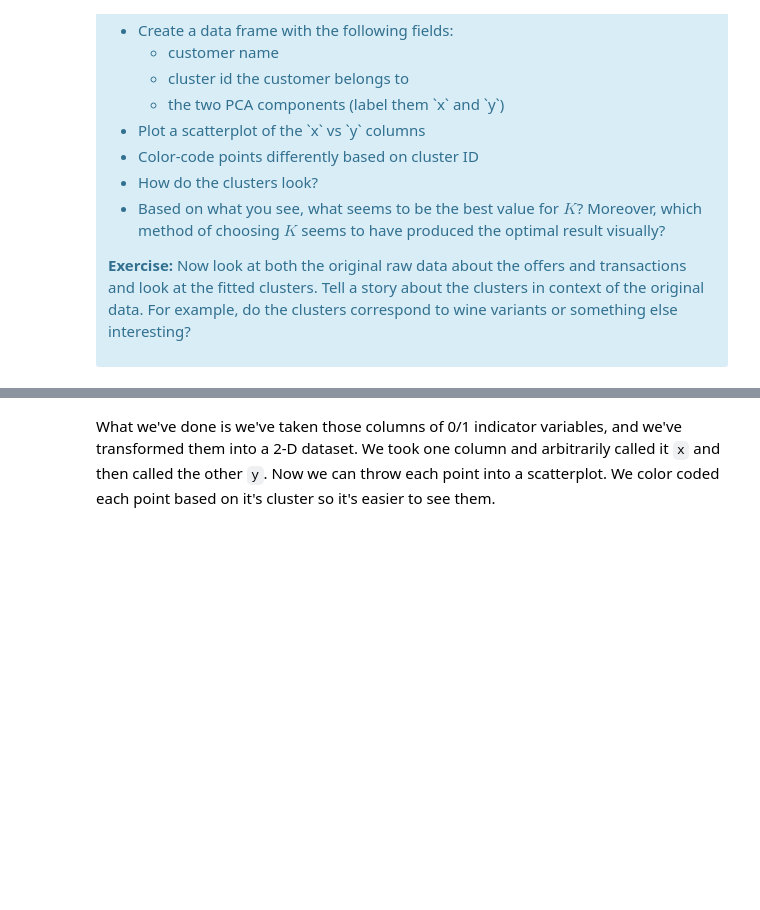
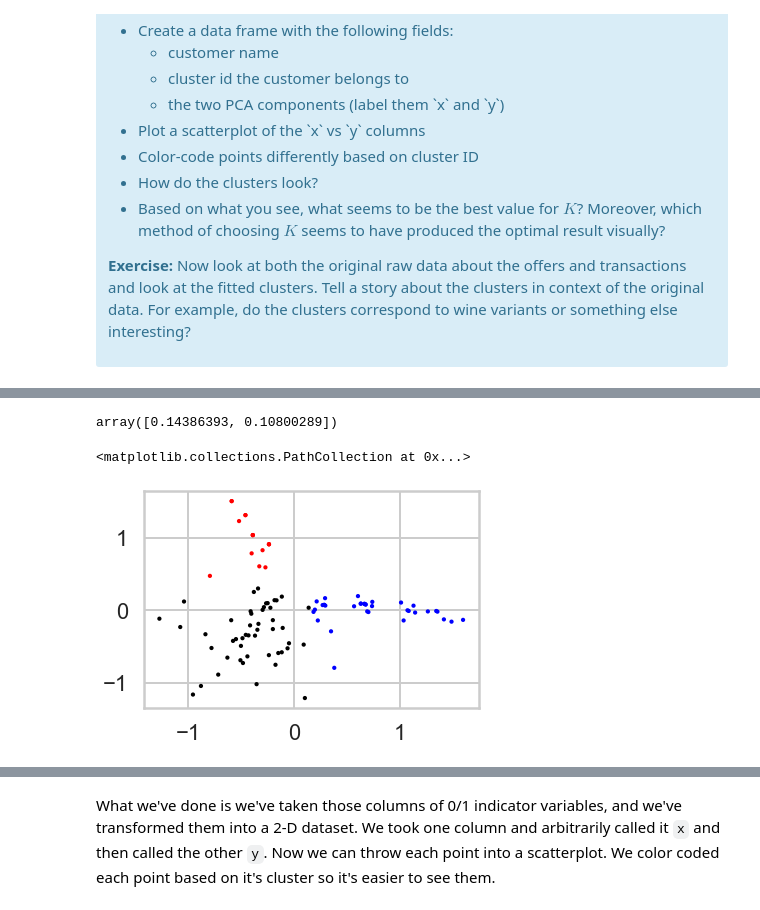
Before and after one commit to Shunling/SpringBoard, a Jupyter notebook: clustering/Mini_Project_Clustering.ipynb, the cells around one changed output, grey strips where cells are left out. Drawn from its saved outputs; the diff is of its cells as text; code cells hidden in the pictures; blank space fills up the shorter version.

```diff
--- a/clustering/Mini_Project_Clustering.ipynb
+++ b/clustering/Mini_Project_Clustering.ipynb
@@ -238,0 +278,32 @@ This is only one use of PCA for dimension reduction. We can also use PCA when we
+# %%
+# decomposition of dimention to 2 using PCA
+from sklearn.decomposition import PCA
+
+pca = PCA(n_components=2)
+
+pcadata=pca.fit_transform(x_cols)
+
+eigenvalue = pca.explained_variance_ratio_
+eigenvalue
+# %% [output]
+array([0.14386393, 0.10800289])
+# %%
+# choose k=3
+kmeanModel = KMeans(n_clusters=3, random_state=0).fit(x_cols)
+labels = kmeanModel.fit_predict(x_cols)
+# %%
+colors = []
+for x in labels:
+    if x==0:
+        colors.append('black')
+    elif x==1:
+        colors.append('red')
+    elif x==2:
+        colors.append('blue')
+# %%
+x = pcadata.T[0] # first dimension
+y = pcadata.T[1] # second dimension
+plt.scatter(x,y,s=5,c=colors)
+# %% [output]
+<matplotlib.collections.PathCollection at 0x...>
+[figure, added]
```
Also changed, not shown: parts of 28 cells of this notebook.
